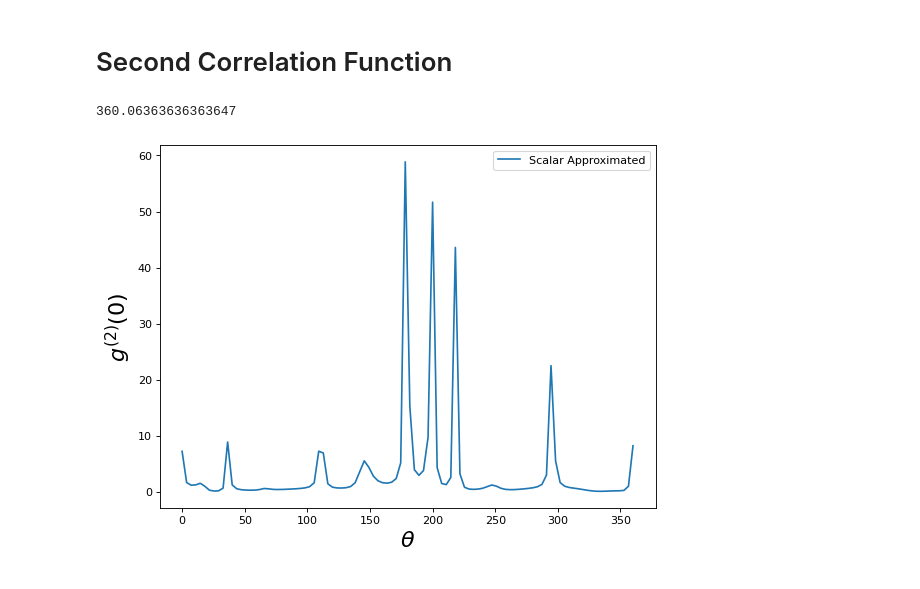
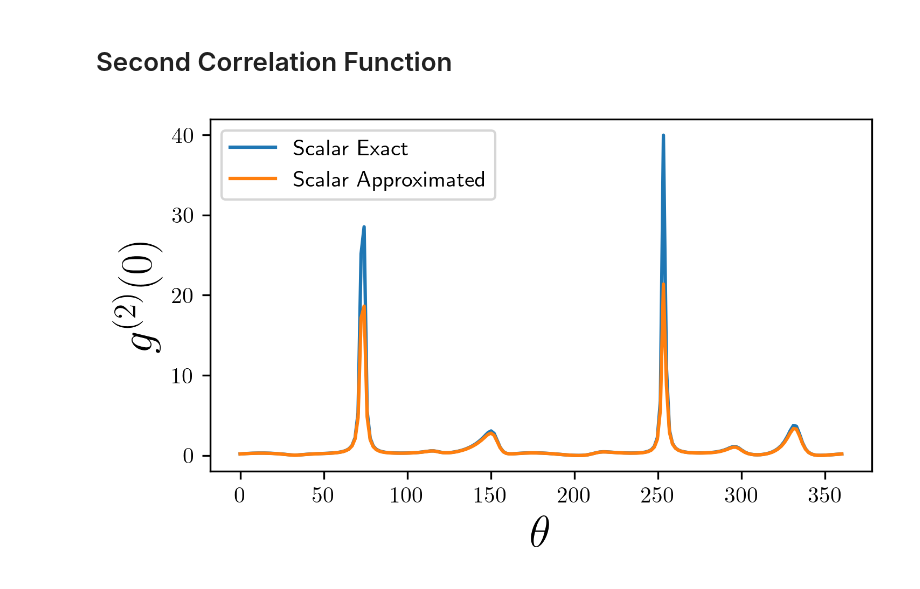
Before and after one commit to rupof/wavemixing_project, a Jupyter notebook: src/benchmarking/ComparingAtomicContributionAndExact_Pictures.ipynb, the cells around one changed output. Cells and saved outputs as stored; diff of their text form; code cells hidden in the pictures.

```diff
--- a/src/benchmarking/ComparingAtomicContributionAndExact_Pictures.ipynb
+++ b/src/benchmarking/ComparingAtomicContributionAndExact_Pictures.ipynb
@@ -44,0 +95,4 @@ r =  get_positions_from_a_file(position_1_path)
+# %%
+plt.rcParams.update({
+  "text.usetex": True,
+})
@@ -102,10 +125,10 @@ plt.savefig(f"./benchmarking/cloud_b0_0.1_Omega0.05Delta0_pos{ind}.jpg")
 # %%
 b0 = 0.1
 N_atoms = len(r)
-tf = 50
-Omega = 0.05
-Delta = 0
-t_span, dt = np.linspace(0,tf,100, retstep = True)
+tf = 30
+Omega = 2
+Delta = 20
+t_span, dt = np.linspace(0,tf,900, retstep = True)
 # %%
 Delta1D, Omega1D, Gamma2D, Delta2D  = GetAllODEParametersGiven_r(Omega, Delta, r, scalar = True)
 # %%
@@ -113,6 +136,6 @@ Beta1D_time_list, Beta2D_time_list, t_span, r = SolveForBeta1DandBeta2D(N_atoms,
 # %% [markdown]
 ### Exact solutions Vector
 # %%
-%timeit
-V_H, V_c_ops, GTensor,M, GammaSR, DeltaSR, Omega, SR_state, r = system_spec_N(1, N_atoms, kd = None, b0 = None, exc_radius = None , Delta = Delta, Omega = Omega, wave_mixing = True, scalar = False, r = r)
-rho_ss_V, total_time_ss = get_steadystate(V_H, 0, r,  0, V_c_ops, N_atoms, faseglobal = 1, rho_ss = None, rho_ss_parameter = "direct", tmax = None)
+#%timeit
+#V_H, V_c_ops, GTensor,M, GammaSR, DeltaSR, Omega, SR_state, r = system_spec_N(1, N_atoms, kd = None, b0 = None, exc_radius = None , Delta = Delta, Omega = Omega, wave_mixing = True, scalar = False, r = r)
+#rho_ss_V, total_time_ss = get_steadystate(V_H, 0, r,  0, V_c_ops, N_atoms, faseglobal = 1, rho_ss = None, rho_ss_parameter = "direct", tmax = None)
@@ -173,7 +224,7 @@ nhat = 1
 ang1 = 25
 R1 = get_nhat_from_angle(ang1)
 
-ang2 = np.linspace(0, 360, 100)
+ang2 = np.linspace(0, 360, 200)
 R2_list = []
 g2_zero_exact = []
 g2_zero_approximated = []
@@ -181,37 +232,36 @@ V_g2_zero_exact = []
 
 
 for theta in ang2:
-        sys.stdout.write("\r{0}".format(theta))
-        sys.stdout.flush()
+        #sys.stdout.write("\r{0}".format(theta))
+        #sys.stdout.flush()
 
         R2 = get_nhat_from_angle(theta)
         R2_list.append(get_nhat_from_angle(theta))
 
-        #g2_i = g2_l(S_H, nhat, r, R1, R2, taulist, S_c_ops, N_atoms, faseglobal = 1, rho_ss = None, rho_ss_parameter = "direct", tmax = None)[0]
-        #g2_zero_exact.append(g2_i)
+        g2_i = g2_l(S_H, nhat, r, R1, R2, taulist, S_c_ops, N_atoms, faseglobal = 1, rho_ss = None, rho_ss_parameter = "direct", tmax = None)[0]
+        g2_zero_exact.append(g2_i)
 
         #g2_i = g2_l(V_H, nhat, r, R1, R2, taulist, V_c_ops, N_atoms, faseglobal = 1, rho_ss = None, rho_ss_parameter = "direct", tmax = None)[0]
         #V_g2_zero_exact.append(g2_i)
 
         g2_i = np.real(g2_of_zero_subspace_approach(r, R1, R2, Beta1D_time_list[-1], Beta2D_time_list[-1]))
         g2_zero_approximated.append(g2_i)
-# %% [output]
-360.06363636363647
 # %%
-plt.figure(figsize=(8, 6), dpi=80)
+fig = plt.figure(figsize=(5, 3), dpi=300)
 
-ang2 = np.linspace(0, 360, 100)
+ang2 = np.linspace(0, 360, 200)
 
-#plt.plot(ang2, g2_zero_exact,label = "Scalar Exact")
+plt.plot(ang2, g2_zero_exact,label = "Scalar Exact")
 plt.plot(ang2, np.array(g2_zero_approximated)*1/4*4, label = "Scalar Approximated")
 #plt.plot(ang2, V_g2_zero_exact, "--", label = "Vector Exact")
 
 
 plt.xlabel(r"$\theta$", size = 20)
 plt.ylabel(r"$g^{(2)}(0)$", size = 20)
 #plt.scatter([25],[2], marker =  "*", label = "Recife (Same direction)")
 #plt.scatter([220],[1], marker =  "*", label = "Recife (Opposite direction)")
 plt.legend()
-plt.savefig(f"./benchmarking/V_testeODE_t01_negative_N6_b0_0.1_Omega0.05Delta0_pos{ind}.jpg")
+fig.tight_layout()
+plt.savefig(f"./benchmarking/g2zero_TCC_N{N}_b0_{b0}_Omega{Omega}Delta{Delta}_pos{ind}.svg", format = "svg")
 # %% [output]
-[figure, old version]
+[figure, new version]
```
Also changed, not shown: parts of 32 cells of this notebook, 14 other files.
